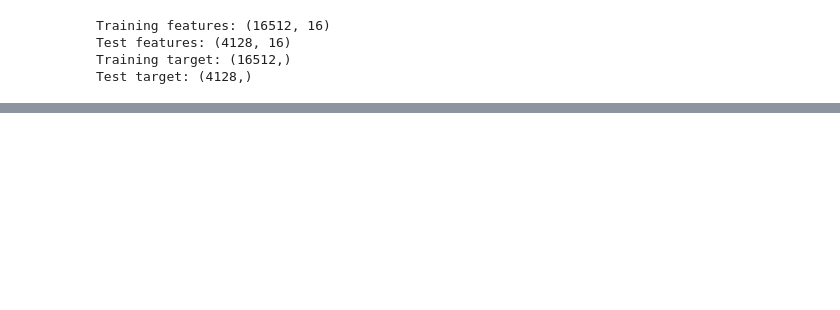
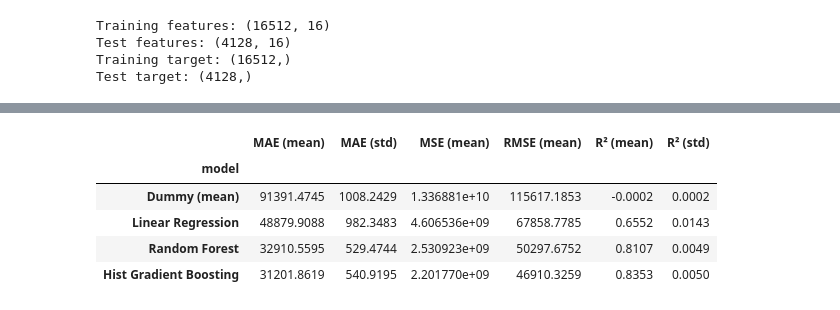
Before and after one commit to Ayda-Karimzadeh/house-price-prediction-linear-regression, a Jupyter notebook: notebooks/04_modeling.ipynb, the cells around one changed output, grey strips where cells are left out. Saved outputs shown, nothing was run; the diff lists cells and outputs as text; code cells hidden in the pictures; blank space fills up the shorter version.

```diff
--- a/notebooks/04_modeling.ipynb
+++ b/notebooks/04_modeling.ipynb
@@ -85,0 +52,15 @@ The prediction values alone are not sufficient to determine model performance. Q
+# %%
+from sklearn.dummy import DummyRegressor
+from sklearn.linear_model import LinearRegression
+from sklearn.ensemble import RandomForestRegressor, HistGradientBoostingRegressor
+
+models = {
+    "Dummy (mean)": DummyRegressor(strategy="mean"),
+    "Linear Regression": LinearRegression(),
+    "Random Forest": RandomForestRegressor(
+        n_estimators=100, random_state=42, n_jobs=-1
+    ),
+    "Hist Gradient Boosting": HistGradientBoostingRegressor(random_state=42),
+}
+
+list(models.keys())
@@ -85,0 +80,39 @@ The prediction values alone are not sufficient to determine model performance. Q
+# %%
+from sklearn.model_selection import KFold, cross_validate
+
+kfold = KFold(n_splits=5, shuffle=True, random_state=42)
+
+scoring = {
+    "mae": "neg_mean_absolute_error",
+    "mse": "neg_mean_squared_error",
+    "r2": "r2",
+}
+
+cv_rows = []
+for name, model in models.items():
+    scores = cross_validate(
+        model, X_train, y_train, cv=kfold, scoring=scoring, n_jobs=1
+    )
+    mae = -scores["test_mae"]
+    mse = -scores["test_mse"]
+    rmse = np.sqrt(mse)
+    r2 = scores["test_r2"]
+    cv_rows.append({
+        "model": name,
+        "MAE (mean)": mae.mean(),
+        "MAE (std)": mae.std(),
+        "MSE (mean)": mse.mean(),
+        "RMSE (mean)": rmse.mean(),
+        "R² (mean)": r2.mean(),
+        "R² (std)": r2.std(),
+    })
+
+cv_results = pd.DataFrame(cv_rows).set_index("model")
+cv_results.round(4)
+# %% [output]
+|  | MAE (mean) | MAE (std) | MSE (mean) | RMSE (mean) | R² (mean) | R² (std) |
+| model |  |  |  |  |  |  |
+| Dummy (mean) | 91391.4745 | 1008.2429 | 1.336881e+10 | 115617.1853 | -0.0002 | 0.0002 |
+| Linear Regression | 48879.9088 | 982.3483 | 4.606536e+09 | 67858.7785 | 0.6552 | 0.0143 |
+| Random Forest | 32910.5595 | 529.4744 | 2.530923e+09 | 50297.6752 | 0.8107 | 0.0049 |
+| Hist Gradient Boosting | 31201.8619 | 540.9195 | 2.201770e+09 | 46910.3259 | 0.8353 | 0.0050 |
```
Also changed, not shown: parts of 21 cells of this notebook, 10 other files.
